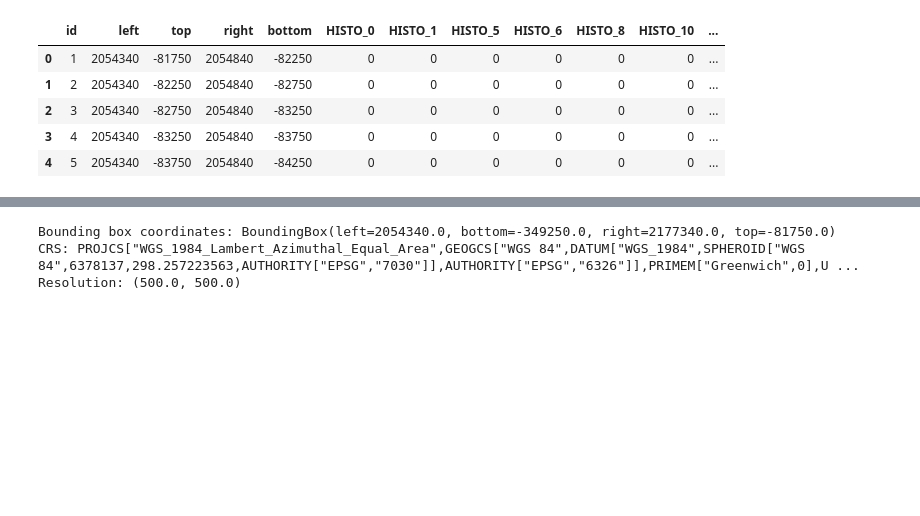
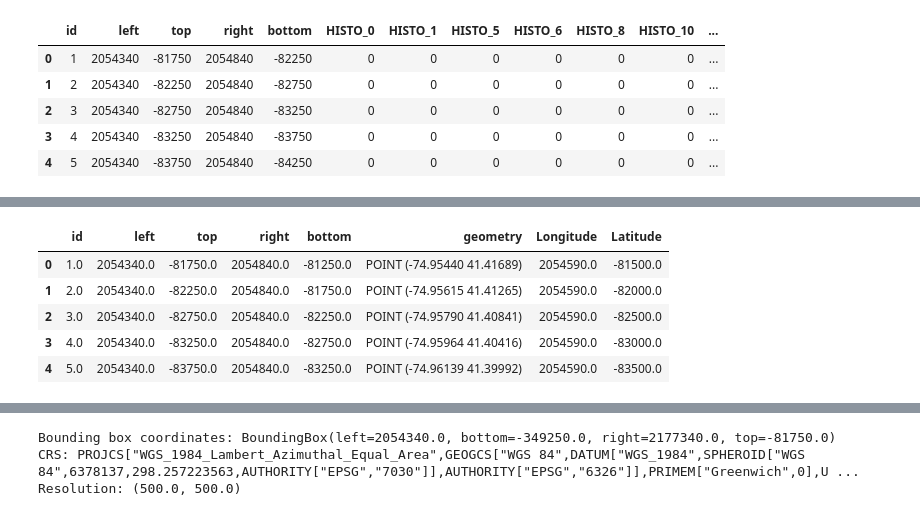
Before and after one commit to Akshay-Shreesha/Dashboard-for-Power-Outage-Forecasts-for-an-Emergency-Response-to-Hurricanes, a Jupyter notebook: Landcover_Nightlights.ipynb, the cells around one changed output, grey strips where cells are left out. Cells and saved outputs as stored; diff of their text form; code cells hidden in the pictures; blank space fills up the shorter version.

```diff
--- a/Landcover_Nightlights.ipynb
+++ b/Landcover_Nightlights.ipynb
@@ -116,0 +143,18 @@ zonal.shape
+# %%
+# Define the Lambert Azimuthal Equal Area projection
+projection = pyproj.Proj("+proj=laea +lat_0=45 +lon_0=-100 +x_0=0 +y_0=0 +datum=WGS84 +units=m +no_defs")
+
+# Define the WGS84 geographic coordinate system
+geographic_crs = pyproj.CRS("EPSG:4326")
+
+# Convert the geometry coordinates from meters to degrees
+grid_latlong['geometry'] = grid_latlong['geometry'].to_crs(geographic_crs)
+
+grid_latlong.head()
+# %% [output]
+|  | id | left | top | right | bottom | geometry | Longitude | Latitude |
+| 0 | 1.0 | 2054340.0 | -81750.0 | 2054840.0 | -81250.0 | POINT (-74.95440 41.41689) | 2054590.0 | -81500.0 |
+| 1 | 2.0 | 2054340.0 | -82250.0 | 2054840.0 | -81750.0 | POINT (-74.95615 41.41265) | 2054590.0 | -82000.0 |
+| 2 | 3.0 | 2054340.0 | -82750.0 | 2054840.0 | -82250.0 | POINT (-74.95790 41.40841) | 2054590.0 | -82500.0 |
+| 3 | 4.0 | 2054340.0 | -83250.0 | 2054840.0 | -82750.0 | POINT (-74.95964 41.40416) | 2054590.0 | -83000.0 |
+| 4 | 5.0 | 2054340.0 | -83750.0 | 2054840.0 | -83250.0 | POINT (-74.96139 41.39992) | 2054590.0 | -83500.0 |
```
Also changed, not shown: parts of 21 cells of this notebook.
